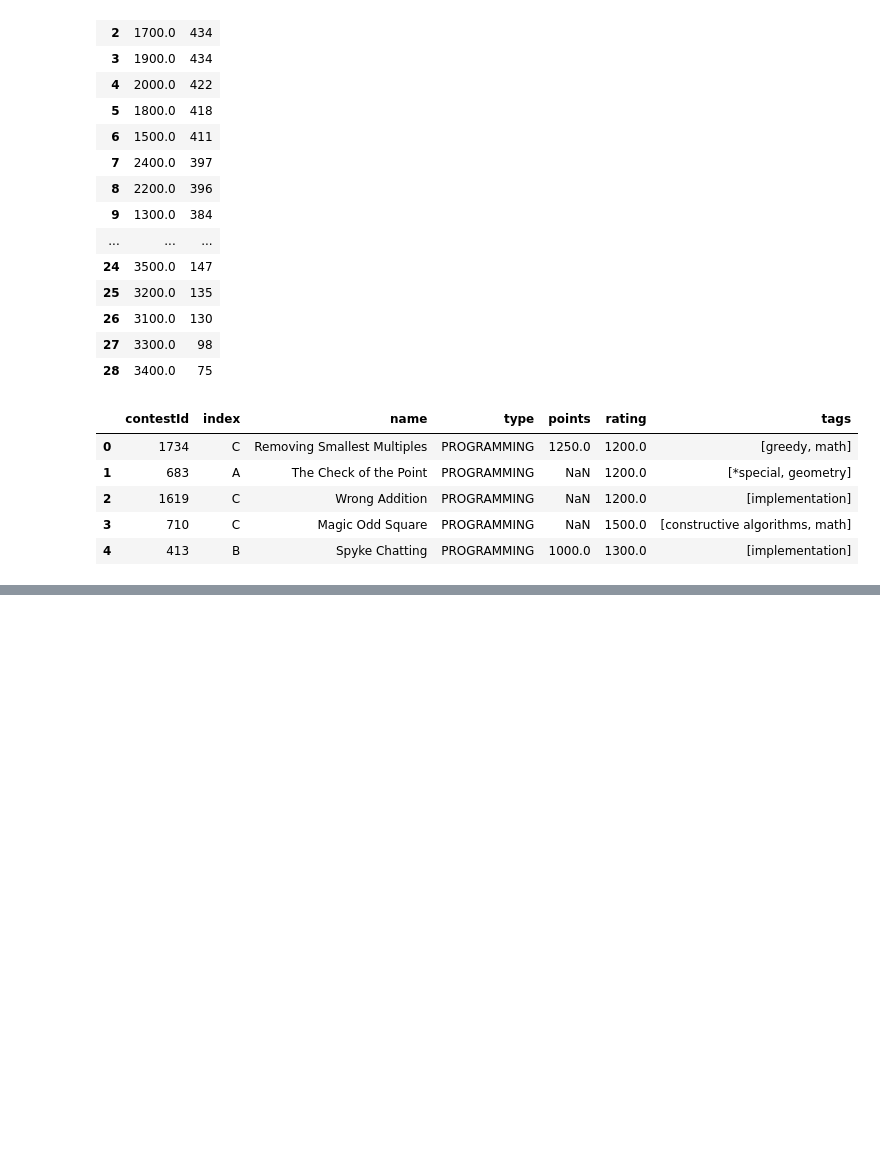
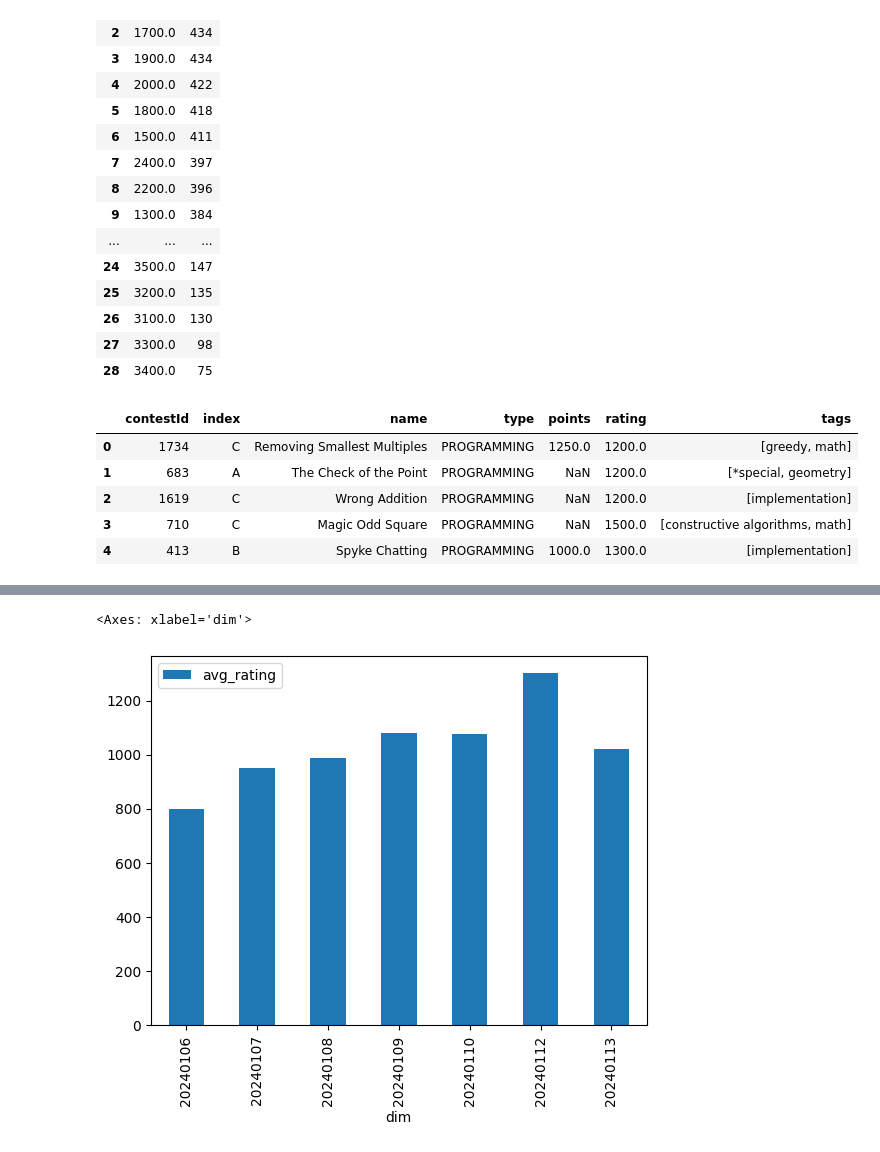
Before and after one commit to sh19910711/memo, a Jupyter notebook: codeforces.com/memo.ipynb, the cells around one changed output, grey strips where cells are left out. Drawn from its saved outputs; the diff is of its cells as text; code cells hidden in the pictures; blank space fills up the shorter version.

```diff
--- a/codeforces.com/memo.ipynb
+++ b/codeforces.com/memo.ipynb
@@ -324,0 +449,25 @@ for _, r in duckdb.connect().execute(query).df().iterrows():
+# %%
+duckdb.connect().execute(
+'''
+    select
+        dim,
+        avg(rating) as avg_rating,
+    from
+        (select
+            -- strftime(created_at, '%Y%W') as dim,
+            strftime(created_at, '%Y%m%d') as dim,
+            *
+        from
+            df5
+        where
+            year(created_at) >= 2024
+        )
+    group by
+        dim
+    order by
+        dim
+'''
+).df().plot.bar(x='dim', y='avg_rating')
+# %% [output]
+<Axes: xlabel='dim'>
+[figure, added]
```
Also changed, not shown: parts of 6 cells of this notebook, 3 other files.
